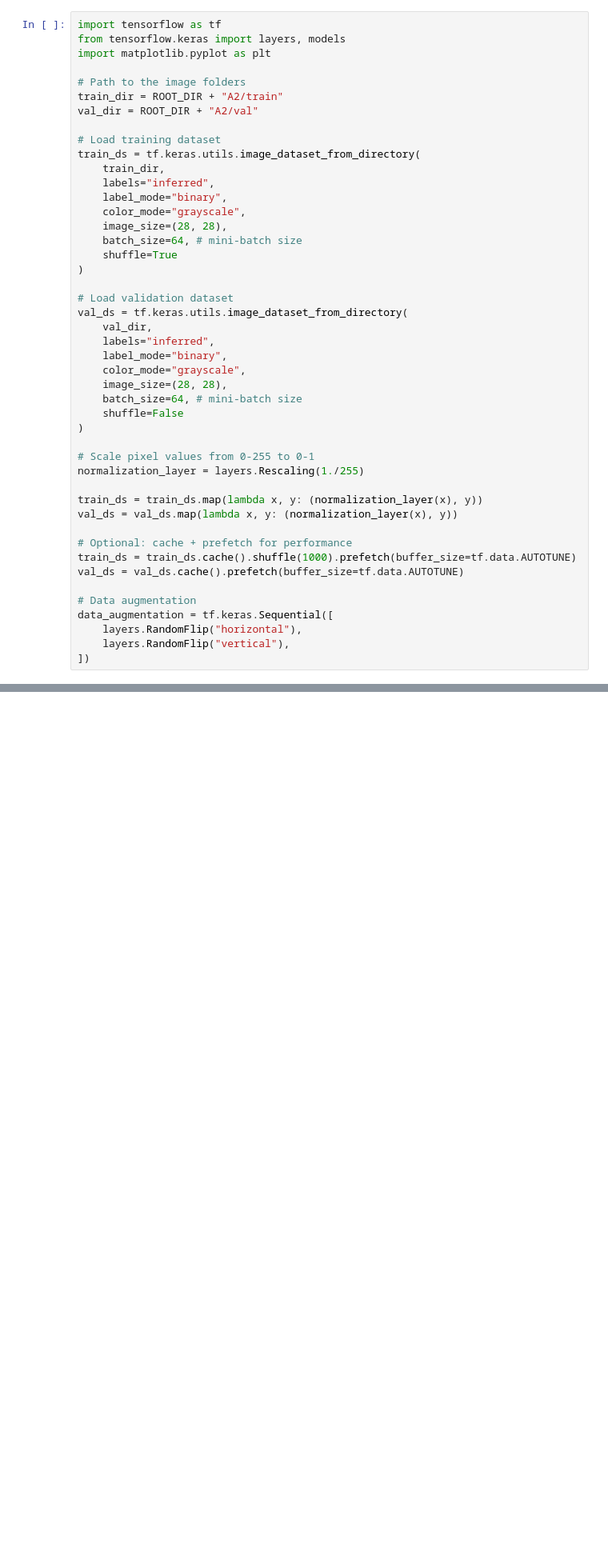
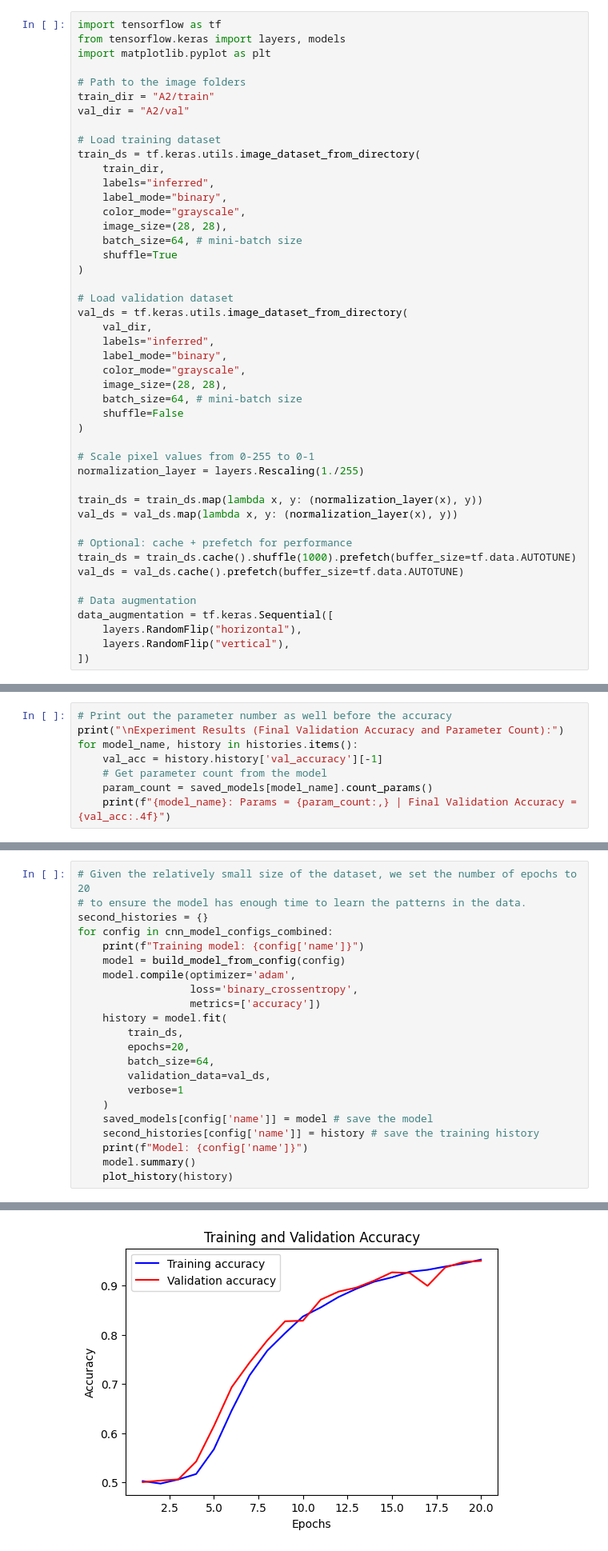
Before and after one commit to 1uoyuuu/COMP90086-CV, a Jupyter notebook: a2/COMP90086_asst2_2025.ipynb, the cells around one changed output, grey strips where cells are left out. Shown at 80% size. Drawn from its saved outputs; the diff is of its cells as text; blank space fills up the shorter version.

```diff
--- a/a2/COMP90086_asst2_2025.ipynb
+++ b/a2/COMP90086_asst2_2025.ipynb
@@ -32,8 +46,8 @@ from tensorflow.keras import layers, models
 import matplotlib.pyplot as plt
 
 # Path to the image folders
-train_dir = ROOT_DIR + "A2/train"
-val_dir = ROOT_DIR + "A2/val"
+train_dir = "A2/train"
+val_dir = "A2/val"
 
 # Load training dataset
 train_ds = tf.keras.utils.image_dataset_from_directory(
@@ -163,0 +393,8 @@ Epoch 1/2
+# %%
+# Print out the parameter number as well before the accuracy
+print("\nExperiment Results (Final Validation Accuracy and Parameter Count):")
+for model_name, history in histories.items():
+    val_acc = history.history['val_accuracy'][-1]
+    # Get parameter count from the model
+    param_count = saved_models[model_name].count_params()
+    print(f"{model_name}: Params = {param_count:,} | Final Validation Accuracy = {val_acc:.4f}")
@@ -163,0 +487,23 @@ Epoch 1/2
+# %%
+# Given the relatively small size of the dataset, we set the number of epochs to 20
+# to ensure the model has enough time to learn the patterns in the data.
+second_histories = {}
+for config in cnn_model_configs_combined:
+    print(f"Training model: {config['name']}")
+    model = build_model_from_config(config)
+    model.compile(optimizer='adam',
+                  loss='binary_crossentropy',
+                  metrics=['accuracy'])
+    history = model.fit(
+        train_ds,
+        epochs=20,
+        batch_size=64,
+        validation_data=val_ds,
+        verbose=1
+    )
+    saved_models[config['name']] = model # save the model
+    second_histories[config['name']] = history # save the training history
+    print(f"Model: {config['name']}")
+    model.summary()
+    plot_history(history)
+# %% [output]
@@ -163,0 +553 @@ Epoch 1/2
+[figure, added]
```
Also changed, not shown: parts of 32 cells of this notebook, 24 other files.
